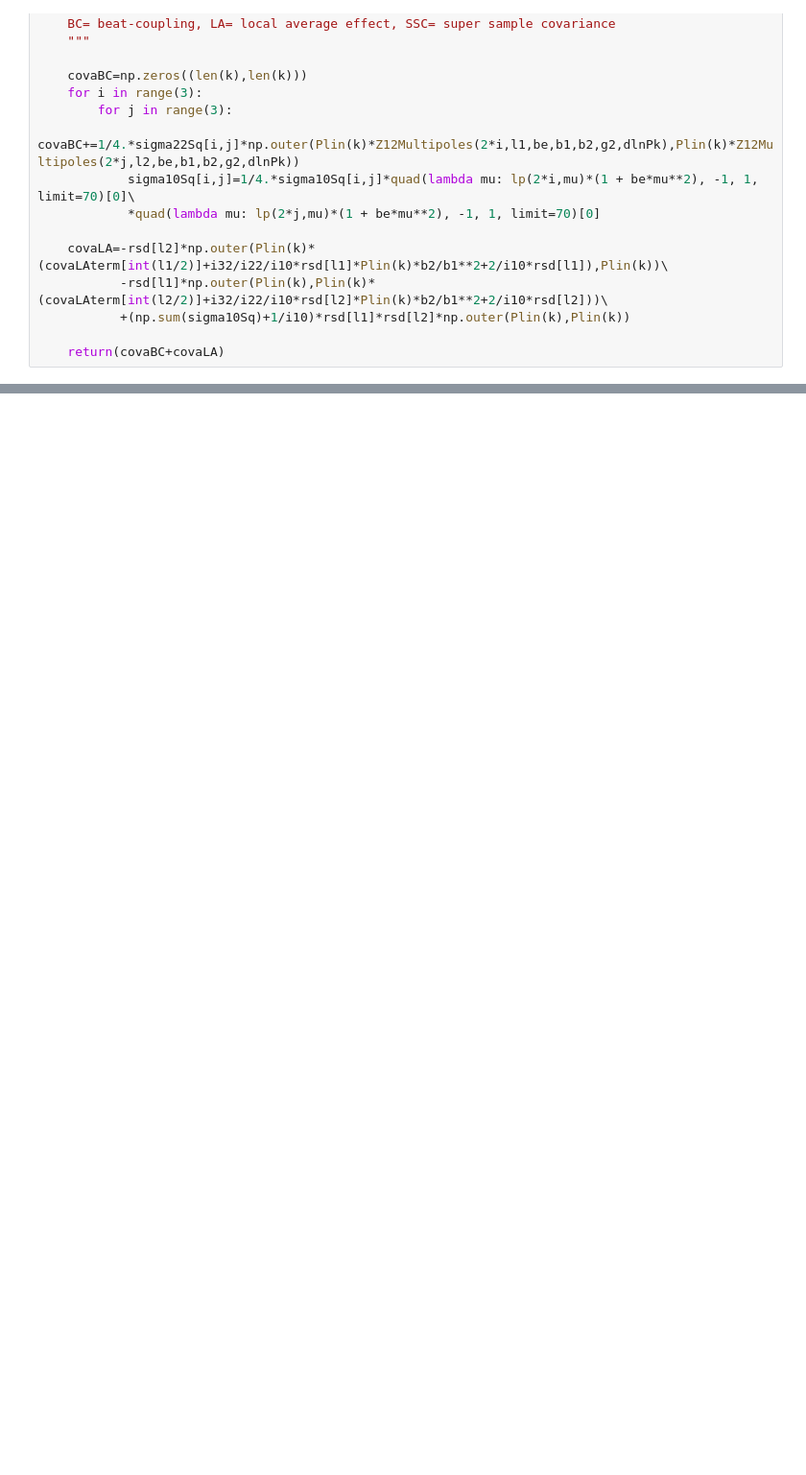
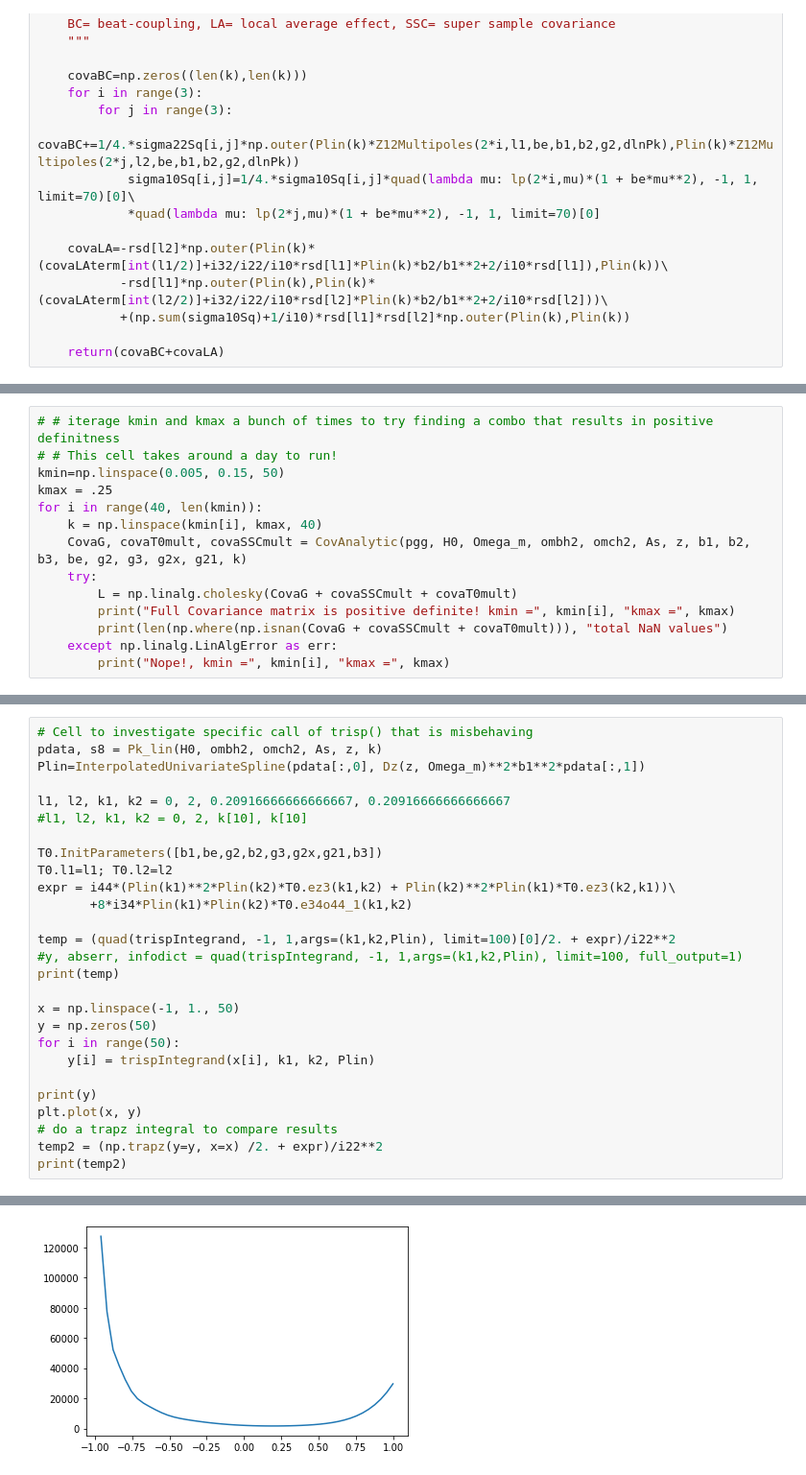
Before and after one commit to jadamo/CovNet, a Jupyter notebook: notebooks/Profile-CovaPT.ipynb, the cells around one changed output, grey strips where cells are left out. Shown at 96% size. Saved outputs shown, nothing was run; the diff lists cells and outputs as text; blank space fills up the shorter version.

```diff
--- a/notebooks/Profile-CovaPT.ipynb
+++ b/notebooks/Profile-CovaPT.ipynb
@@ -536,0 +503,14 @@ Gaussian + SSC + T0 Covariance is NOT positive-definite!
+# %%
+# # iterage kmin and kmax a bunch of times to try finding a combo that results in positive definitness
+# # This cell takes around a day to run!
+kmin=np.linspace(0.005, 0.15, 50)
+kmax = .25
+for i in range(40, len(kmin)):
+    k = np.linspace(kmin[i], kmax, 40)
+    CovaG, covaT0mult, covaSSCmult = CovAnalytic(pgg, H0, Omega_m, ombh2, omch2, As, z, b1, b2, b3, be, g2, g3, g2x, g21, k)
+    try:
+        L = np.linalg.cholesky(CovaG + covaSSCmult + covaT0mult)
+        print("Full Covariance matrix is positive definite! kmin =", kmin[i], "kmax =", kmax)
+        print(len(np.where(np.isnan(CovaG + covaSSCmult + covaT0mult))), "total NaN values")
+    except np.linalg.LinAlgError as err:
+        print("Nope!, kmin =", kmin[i], "kmax =", kmax)
@@ -536,0 +548,28 @@ Gaussian + SSC + T0 Covariance is NOT positive-definite!
+# %%
+# Cell to investigate specific call of trisp() that is misbehaving
+pdata, s8 = Pk_lin(H0, ombh2, omch2, As, z, k)
+Plin=InterpolatedUnivariateSpline(pdata[:,0], Dz(z, Omega_m)**2*b1**2*pdata[:,1])
+
+l1, l2, k1, k2 = 0, 2, 0.20916666666666667, 0.20916666666666667
+#l1, l2, k1, k2 = 0, 2, k[10], k[10]
+
+T0.InitParameters([b1,be,g2,b2,g3,g2x,g21,b3])
+T0.l1=l1; T0.l2=l2
+expr = i44*(Plin(k1)**2*Plin(k2)*T0.ez3(k1,k2) + Plin(k2)**2*Plin(k1)*T0.ez3(k2,k1))\
+       +8*i34*Plin(k1)*Plin(k2)*T0.e34o44_1(k1,k2)
+
+temp = (quad(trispIntegrand, -1, 1,args=(k1,k2,Plin), limit=100)[0]/2. + expr)/i22**2
+#y, abserr, infodict = quad(trispIntegrand, -1, 1,args=(k1,k2,Plin), limit=100, full_output=1)
+print(temp)
+
+x = np.linspace(-1, 1., 50)
+y = np.zeros(50)
+for i in range(50):
+    y[i] = trispIntegrand(x[i], k1, k2, Plin)
+
+print(y)
+plt.plot(x, y)
+# do a trapz integral to compare results
+temp2 = (np.trapz(y=y, x=x) /2. + expr)/i22**2
+print(temp2)
+# %% [output]
@@ -536,0 +591 @@ Gaussian + SSC + T0 Covariance is NOT positive-definite!
+[figure, added]
```
Also changed, not shown: parts of 14 cells of this notebook, 2 other files.
